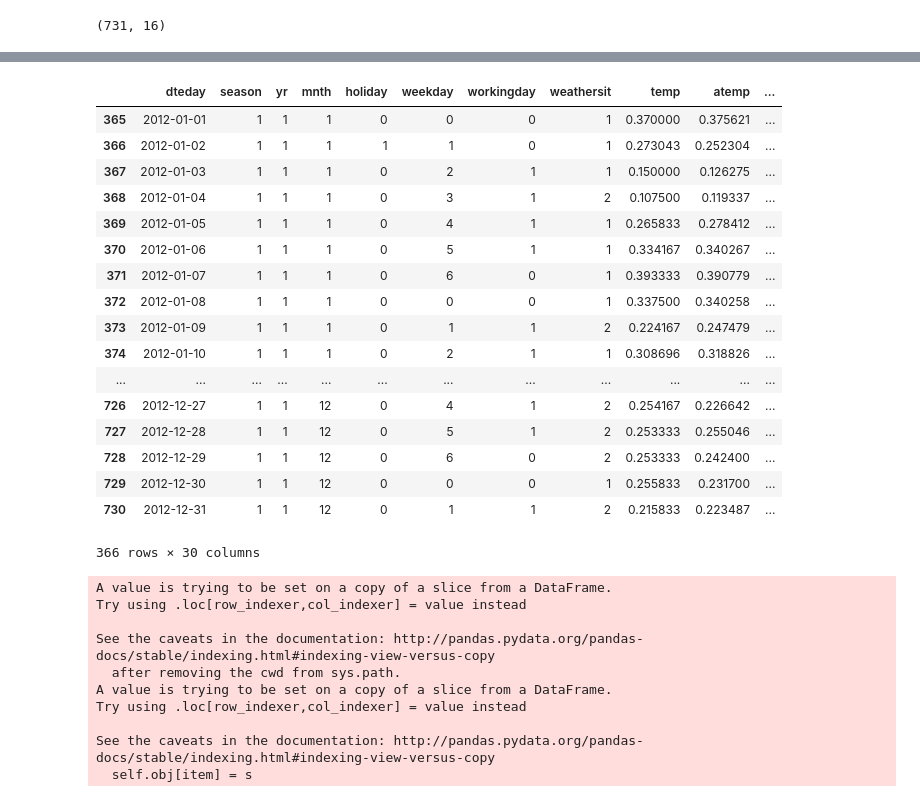
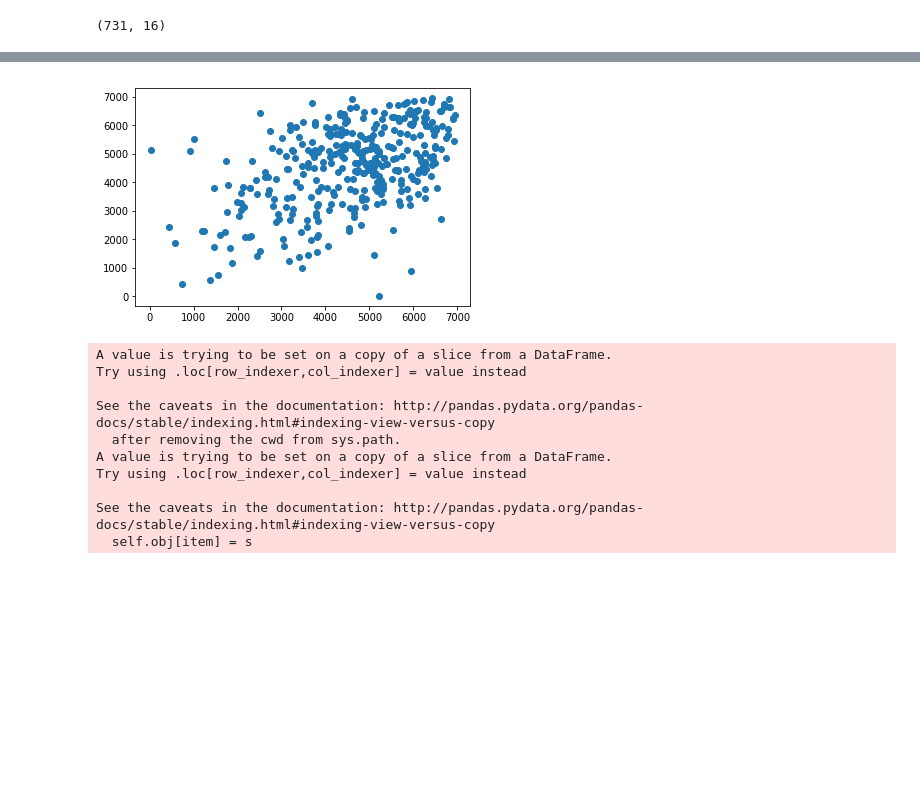
Before and after one commit to alex44jzy/nus-bikesharing, a Jupyter notebook: BikeSharing.ipynb, the cells around one changed output, grey strips where cells are left out. Drawn from its saved outputs; the diff is of its cells as text; code cells hidden in the pictures; blank space fills up the shorter version.

Commit message:
modify the dataset and save to a csv file

```diff
--- a/BikeSharing.ipynb
+++ b/BikeSharing.ipynb
@@ -24,16 +25,17 @@ def calcAvgShift(dfCol, period, exclude):
             return dfCol
         if exclude is None:
             return summary
-        return dfCol.shift(len(exclude)).rolling(period, 1).mean()
+        mean = dfCol.shift(exclude).rolling(period, 1).mean()
+        return mean.apply(lambda x: round(x, 3))
     except Exception as e:
         print("error:" + str(e))
 # %%
 # dataset['cnt_lag2'] = dataset['cnt'].shift(2)
 dataset['casual_lag2'] = dataset['casual'].shift(2)
 dataset['regist_lag2'] = dataset['registered'].shift(2)
-dataset['avg_casual_aheadWeek'] = calcAvgShift(dataset.casual, 7, [0, 1])
-dataset['avg_regist_aheadWeek'] = calcAvgShift(dataset.registered, 7, [0, 1])
-dataset['avg_casual_aheadMonth'] = calcAvgShift(dataset.casual, 31, [0, 1])
-dataset['avg_regist_aheadMonth'] = calcAvgShift(dataset.registered, 31, [0, 1])
-dataset['lastWeekday_casual'] = dataset.casual.shift(7)
-dataset['lastWeekday_regist'] = dataset.registered.shift(7)
+dataset['casual_avg_aheadWeek'] = calcAvgShift(dataset.casual, 7, 2)
+dataset['regist_avg_aheadWeek'] = calcAvgShift(dataset.registered, 7, 2)
+dataset['casual_avg_aheadMonth'] = calcAvgShift(dataset.casual, 31, 2)
+dataset['regist_avg_aheadMonth'] = calcAvgShift(dataset.registered, 31, 2)
+dataset['casual_lastWeekday'] = dataset.casual.shift(7)
+dataset['regist_lastWeekday'] = dataset.registered.shift(7)
@@ -41,0 +42,3 @@ dataset = dataset.drop(['instant'], axis = 1)
+# %%
+dataset['casual_inc_ratio'] = ((dataset['casual'] - dataset['casual_lag2']) / dataset['casual_lag2']).apply(lambda x:round(x, 3))
+dataset['regist_inc_ratio'] = ((dataset['registered'] - dataset['regist_lag2']) / dataset['regist_lag2']).apply(lambda x:round(x, 3))
@@ -44,6 +60,17 @@ dummy_season = pd.get_dummies(dataset.season, prefix="season")
 dummy_weathersit = pd.get_dummies(dataset.weathersit, prefix="weathersit")
 # %%
 dataset = pd.concat([dataset, dummy_season, dummy_weathersit], axis = 1)
+# %%
+from sklearn.metrics import mean_squared_error
+lag2 = dataset[dataset.dteday > datetime(2011, 12, 31)]['regist_lag2']
+currt = dataset[dataset.dteday > datetime(2011, 12, 31)]['registered']
+mse = mean_squared_error(lag2, currt)
+mse
+plt.figure()
+plt.scatter(dataset[dataset.dteday > datetime(2011, 12, 31)]['regist_lag2'], dataset[dataset.dteday > datetime(2011, 12, 31)]['registered'])
+plt.show()
+# %% [output]
+[figure, added]
 # %%
 numerical_cols = ['temp', 'atemp', 'hum', 'windspeed','casual', 'registered', 'casual_lag2', 'regist_lag2',
        'avg_casual_aheadWeek', 'avg_regist_aheadWeek',
@@ -52,23 +79,5 @@ numerical_cols = ['temp', 'atemp', 'hum', 'windspeed','casual', 'registered', 'c
 # %%
 train = dataset[dataset.dteday < datetime(2012, 1, 1)]
 test = dataset[dataset.dteday > datetime(2011, 12, 31)]
-test
+y_train_register = train.registered
+y_test_register = test.registered
-# %% [output]
-|  | dteday | season | yr | mnth | holiday | weekday | workingday | weathersit | temp | atemp | ... |
-| 365 | 2012-01-01 | 1 | 1 | 1 | 0 | 0 | 0 | 1 | 0.370000 | 0.375621 | ... |
-| 366 | 2012-01-02 | 1 | 1 | 1 | 1 | 1 | 0 | 1 | 0.273043 | 0.252304 | ... |
-| 367 | 2012-01-03 | 1 | 1 | 1 | 0 | 2 | 1 | 1 | 0.150000 | 0.126275 | ... |
-| 368 | 2012-01-04 | 1 | 1 | 1 | 0 | 3 | 1 | 2 | 0.107500 | 0.119337 | ... |
-| 369 | 2012-01-05 | 1 | 1 | 1 | 0 | 4 | 1 | 1 | 0.265833 | 0.278412 | ... |
-| 370 | 2012-01-06 | 1 | 1 | 1 | 0 | 5 | 1 | 1 | 0.334167 | 0.340267 | ... |
-| 371 | 2012-01-07 | 1 | 1 | 1 | 0 | 6 | 0 | 1 | 0.393333 | 0.390779 | ... |
-| 372 | 2012-01-08 | 1 | 1 | 1 | 0 | 0 | 0 | 1 | 0.337500 | 0.340258 | ... |
-| 373 | 2012-01-09 | 1 | 1 | 1 | 0 | 1 | 1 | 2 | 0.224167 | 0.247479 | ... |
-| 374 | 2012-01-10 | 1 | 1 | 1 | 0 | 2 | 1 | 1 | 0.308696 | 0.318826 | ... |
-| ... | ... | ... | ... | ... | ... | ... | ... | ... | ... | ... | ... |
-| 726 | 2012-12-27 | 1 | 1 | 12 | 0 | 4 | 1 | 2 | 0.254167 | 0.226642 | ... |
-| 727 | 2012-12-28 | 1 | 1 | 12 | 0 | 5 | 1 | 2 | 0.253333 | 0.255046 | ... |
-| 728 | 2012-12-29 | 1 | 1 | 12 | 0 | 6 | 0 | 2 | 0.253333 | 0.242400 | ... |
-| 729 | 2012-12-30 | 1 | 1 | 12 | 0 | 0 | 0 | 1 | 0.255833 | 0.231700 | ... |
-| 730 | 2012-12-31 | 1 | 1 | 12 | 0 | 1 | 1 | 2 | 0.215833 | 0.223487 | ... |
-366 rows × 30 columns
```
Also changed, not shown: parts of 17 cells of this notebook, 1 other file.
